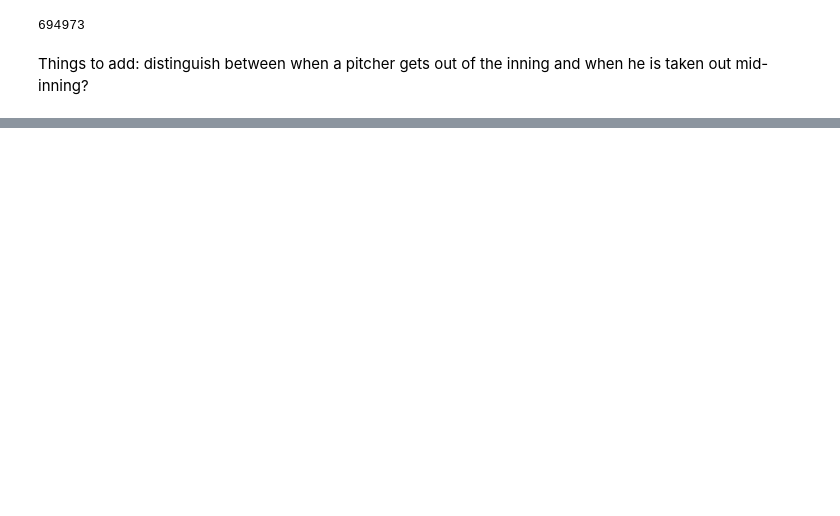
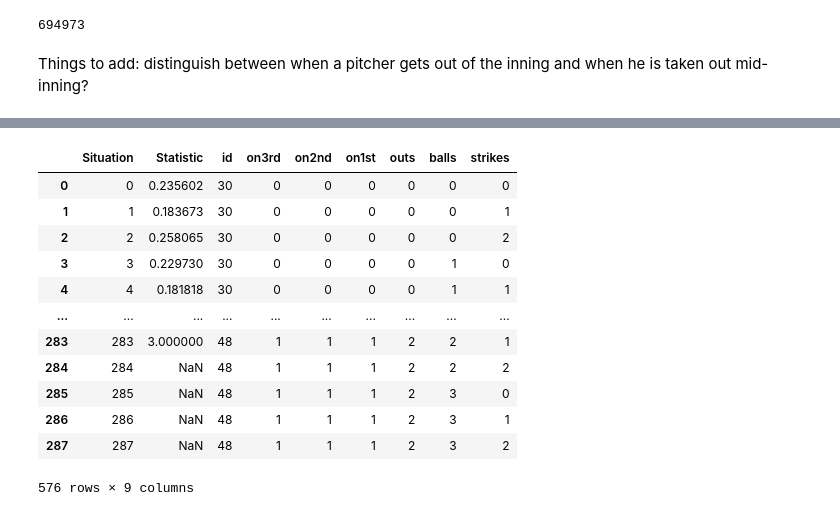
Before and after one commit to Erdos-Projects/fall-2025-sports-analytics, a Jupyter notebook: random_things.ipynb, the cells around one changed output, grey strips where cells are left out. Drawn from its saved outputs; the diff is of its cells as text; code cells hidden in the pictures; blank space fills up the shorter version.

```diff
--- a/random_things.ipynb
+++ b/random_things.ipynb
@@ -206,0 +417,16 @@ Things to add: distinguish between when a pitcher gets out of the inning and whe
+# %%
+combined_df
+# %% [output]
+|  | Situation | Statistic | id | on3rd | on2nd | on1st | outs | balls | strikes |
+| 0 | 0 | 0.235602 | 30 | 0 | 0 | 0 | 0 | 0 | 0 |
+| 1 | 1 | 0.183673 | 30 | 0 | 0 | 0 | 0 | 0 | 1 |
+| 2 | 2 | 0.258065 | 30 | 0 | 0 | 0 | 0 | 0 | 2 |
+| 3 | 3 | 0.229730 | 30 | 0 | 0 | 0 | 0 | 1 | 0 |
+| 4 | 4 | 0.181818 | 30 | 0 | 0 | 0 | 0 | 1 | 1 |
+| ... | ... | ... | ... | ... | ... | ... | ... | ... | ... |
+| 283 | 283 | 3.000000 | 48 | 1 | 1 | 1 | 2 | 2 | 1 |
+| 284 | 284 | NaN | 48 | 1 | 1 | 1 | 2 | 2 | 2 |
+| 285 | 285 | NaN | 48 | 1 | 1 | 1 | 2 | 3 | 0 |
+| 286 | 286 | NaN | 48 | 1 | 1 | 1 | 2 | 3 | 1 |
+| 287 | 287 | NaN | 48 | 1 | 1 | 1 | 2 | 3 | 2 |
+576 rows × 9 columns
```
Also changed, not shown: parts of 18 cells of this notebook.
